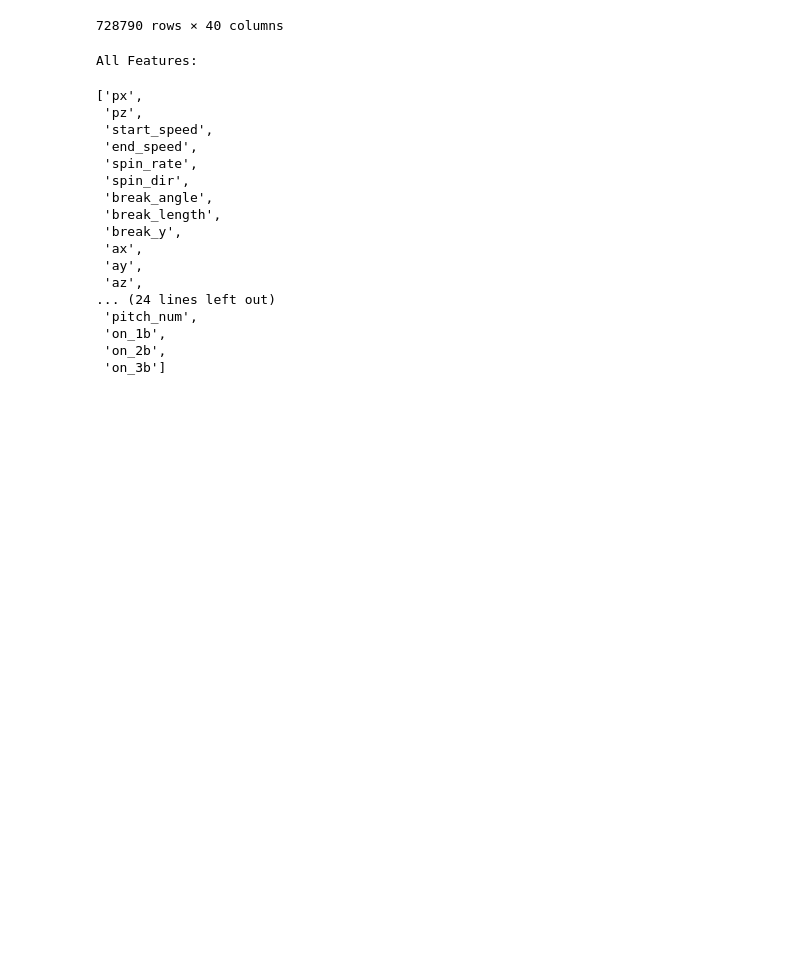
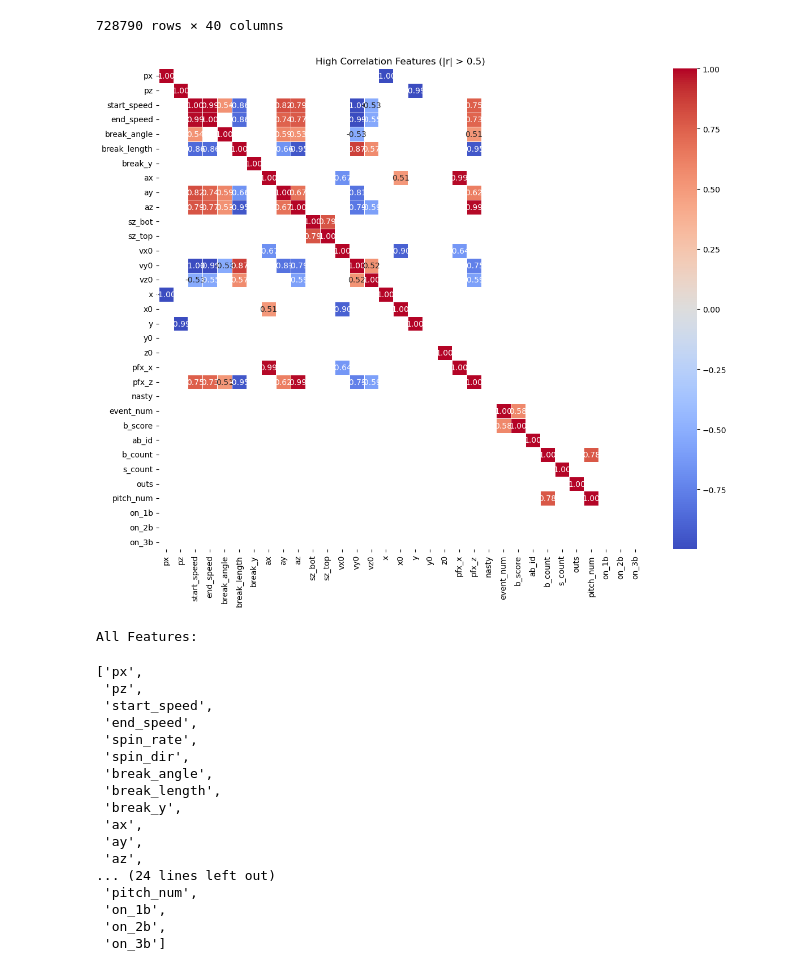
Before and after one commit to BeWelsh/mlb-pitch-outcome-predictor, a Jupyter notebook: main.ipynb, the cells around one changed output. Drawn from its saved outputs; the diff is of its cells as text; code cells hidden in the pictures; blank space fills up the shorter version.

```diff
--- a/main.ipynb
+++ b/main.ipynb
@@ -60,6 +56,32 @@ Loading MLB pitch data from Kaggle...
 | 728788 | -0.26 | 2.60 | 84.0 | 75.3 | placeholder | placeholder | 2.4 | 8.4 | 24.0 | ... |
 | 728789 | 0.22 | 1.06 | 85.8 | 77.6 | placeholder | placeholder | 4.8 | 8.4 | 24.0 | ... |
 728790 rows × 40 columns
+# %%
+import seaborn as sns
+import matplotlib.pyplot as plt
+import numpy as np
+
+corr = pitch_df.corr(numeric_only=True)
+
+# Create a mask — True means the cell will be hidden
+mask = corr.abs() < 0.5  # hide anything with |r| < 0.5
+
+# Plot
+plt.figure(figsize=(12, 10))
+sns.heatmap(
+    corr,
+    mask=mask,
+    annot=True,
+    fmt=".2f",
+    cmap="coolwarm",
+    center=0,
+    linewidths=0.5
+)
+plt.title("High Correlation Features (|r| > 0.5)")
+plt.tight_layout()
+plt.show()
+# %% [output]
+[figure, added]
 # %%
 print("All Features:")
 list(pitch_df.columns)
```
Also changed, not shown: parts of 14 cells of this notebook.
